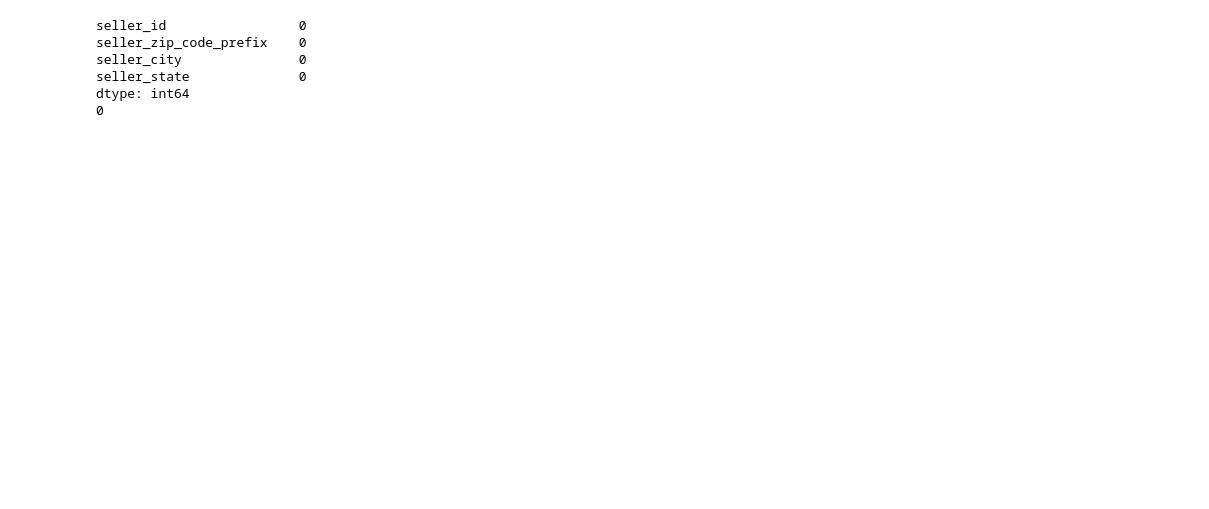
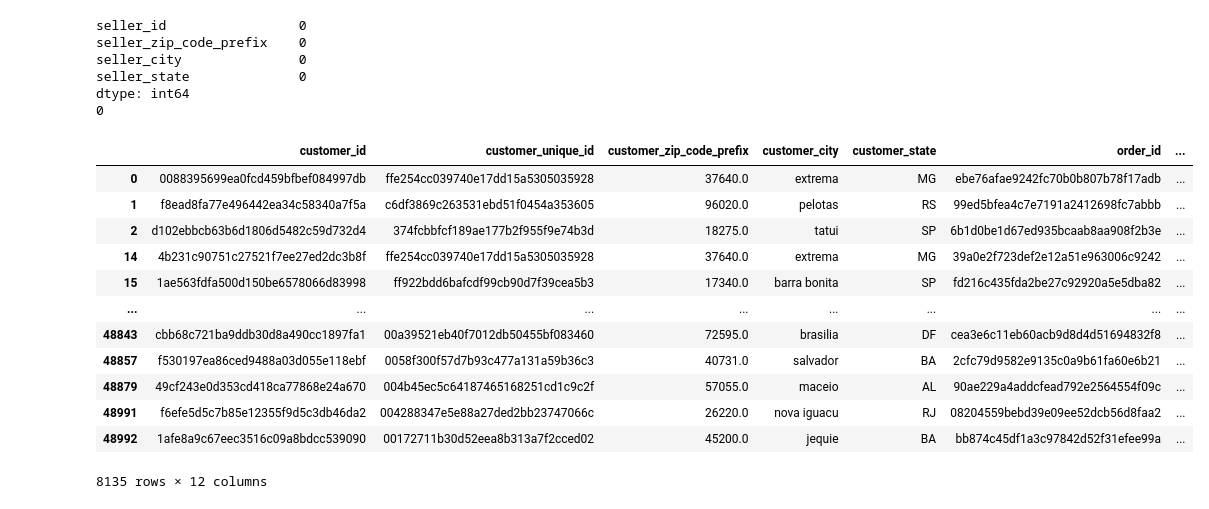
Before and after one commit to jasonhu03/datathon, a Jupyter notebook: datathon.ipynb, the cells around one changed output. Cells and saved outputs as stored; diff of their text form; code cells hidden in the pictures; blank space fills up the shorter version.

```diff
--- a/datathon.ipynb
+++ b/datathon.ipynb
@@ -121,12 +120,34 @@ dtype: int64
 # %%
 final_df = pd.merge(duplicate_customer_df, orders_df[['customer_id', 'order_id']], on = "customer_id", how = "left")
 
 final_df.dropna()
 
 asd = final_df.to_csv('cleaned_data/bruh1.csv', index = False)
 
-final_df = pd.merge(final_df, order_items_df[['order_id', 'order_item_id', 'product_id', 'price']], on ="order_id", how = "outer")
+final_df = pd.merge(final_df, order_items_df[['order_id', 'product_id', 'price']], on ="order_id", how = "outer")
+
+final_df = pd.merge(final_df, products_df[['product_id', 'product_category_name', 'product_photos_qty']], on ="product_id", how = "outer")
 
 final_df.dropna()
 
-bgs = final_df.to_csv('cleaned_data/bruh2.csv', index = False)
+final_df = pd.merge(final_df, order_reviews_df[['order_id', 'review_score', 'review_comment_message']], on ="order_id", how = "outer")
+
+final_df['review_score'] = final_df['review_score'].fillna(final_df['review_score'].mean())
+
+final_df['review_comment_message'] = final_df['review_comment_message'].fillna(0)
+
+final_df.dropna()
+# %% [output]
+|  | customer_id | customer_unique_id | customer_zip_code_prefix | customer_city | customer_state | order_id | ... |
+| 0 | 0088395699ea0fcd459bfbef084997db | ffe254cc039740e17dd15a5305035928 | 37640.0 | extrema | MG | ebe76afae9242fc70b0b807b78f17adb | ... |
+| 1 | f8ead8fa77e496442ea34c58340a7f5a | c6df3869c263531ebd51f0454a353605 | 96020.0 | pelotas | RS | 99ed5bfea4c7e7191a2412698fc7abbb | ... |
+| 2 | d102ebbcb63b6d1806d5482c59d732d4 | 374fcbbfcf189ae177b2f955f9e74b3d | 18275.0 | tatui | SP | 6b1d0be1d67ed935bcaab8aa908f2b3e | ... |
+| 14 | 4b231c90751c27521f7ee27ed2dc3b8f | ffe254cc039740e17dd15a5305035928 | 37640.0 | extrema | MG | 39a0e2f723def2e12a51e963006c9242 | ... |
+| 15 | 1ae563fdfa500d150be6578066d83998 | ff922bdd6bafcdf99cb90d7f39cea5b3 | 17340.0 | barra bonita | SP | fd216c435fda2be27c92920a5e5dba82 | ... |
+| ... | ... | ... | ... | ... | ... | ... | ... |
+| 48843 | cbb68c721ba9ddb30d8a490cc1897fa1 | 00a39521eb40f7012db50455bf083460 | 72595.0 | brasilia | DF | cea3e6c11eb60acb9d8d4d51694832f8 | ... |
+| 48857 | f530197ea86ced9488a03d055e118ebf | 0058f300f57d7b93c477a131a59b36c3 | 40731.0 | salvador | BA | 2cfc79d9582e9135c0a9b61fa60e6b21 | ... |
+| 48879 | 49cf243e0d353cd418ca77868e24a670 | 004b45ec5c64187465168251cd1c9c2f | 57055.0 | maceio | AL | 90ae229a4addcfead792e2564554f09c | ... |
+| 48991 | f6efe5d5c7b85e12355f9d5c3db46da2 | 004288347e5e88a27ded2bb23747066c | 26220.0 | nova iguacu | RJ | 08204559bebd39e09ee52dcb56d8faa2 | ... |
+| 48992 | 1afe8a9c67eec3516c09a8bdcc539090 | 00172711b30d52eea8b313a7f2cced02 | 45200.0 | jequie | BA | bb874c45df1a3c97842d52f31efee99a | ... |
+8135 rows × 12 columns
```
Also changed, not shown: parts of 6 cells of this notebook.
